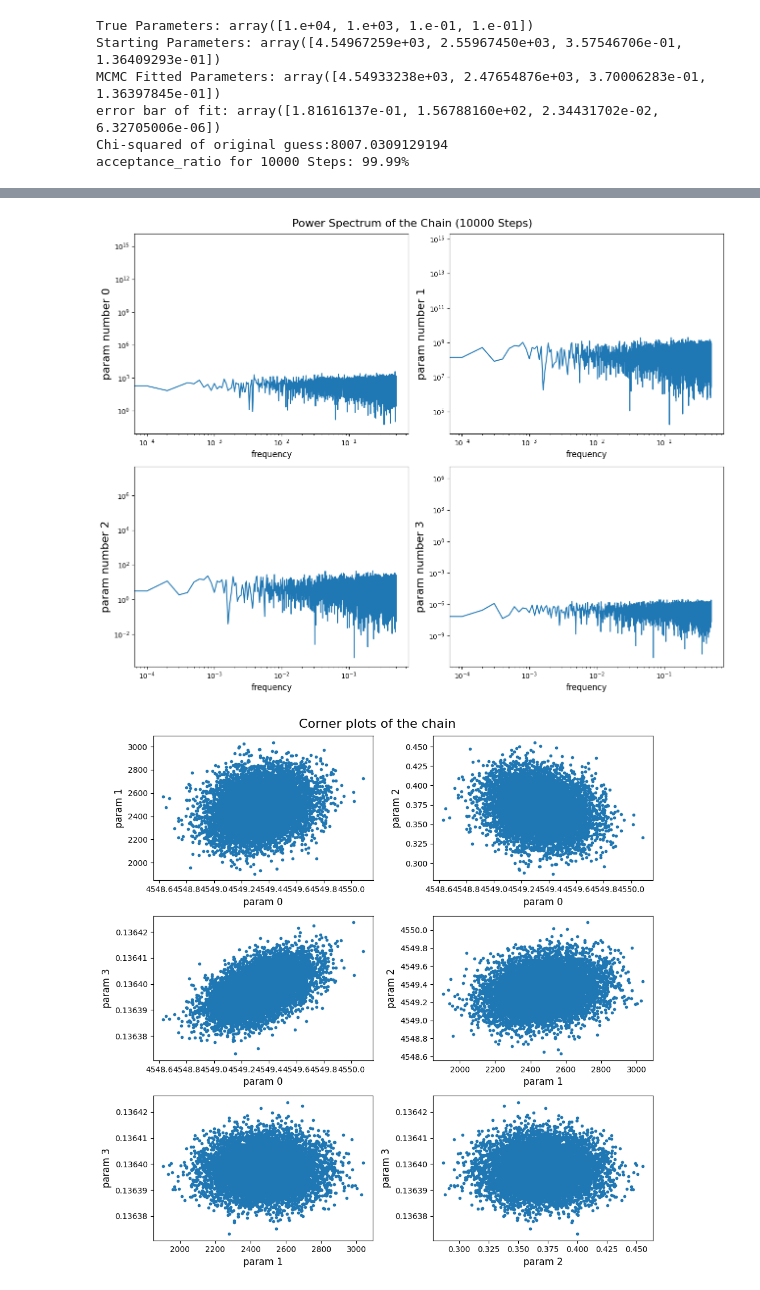
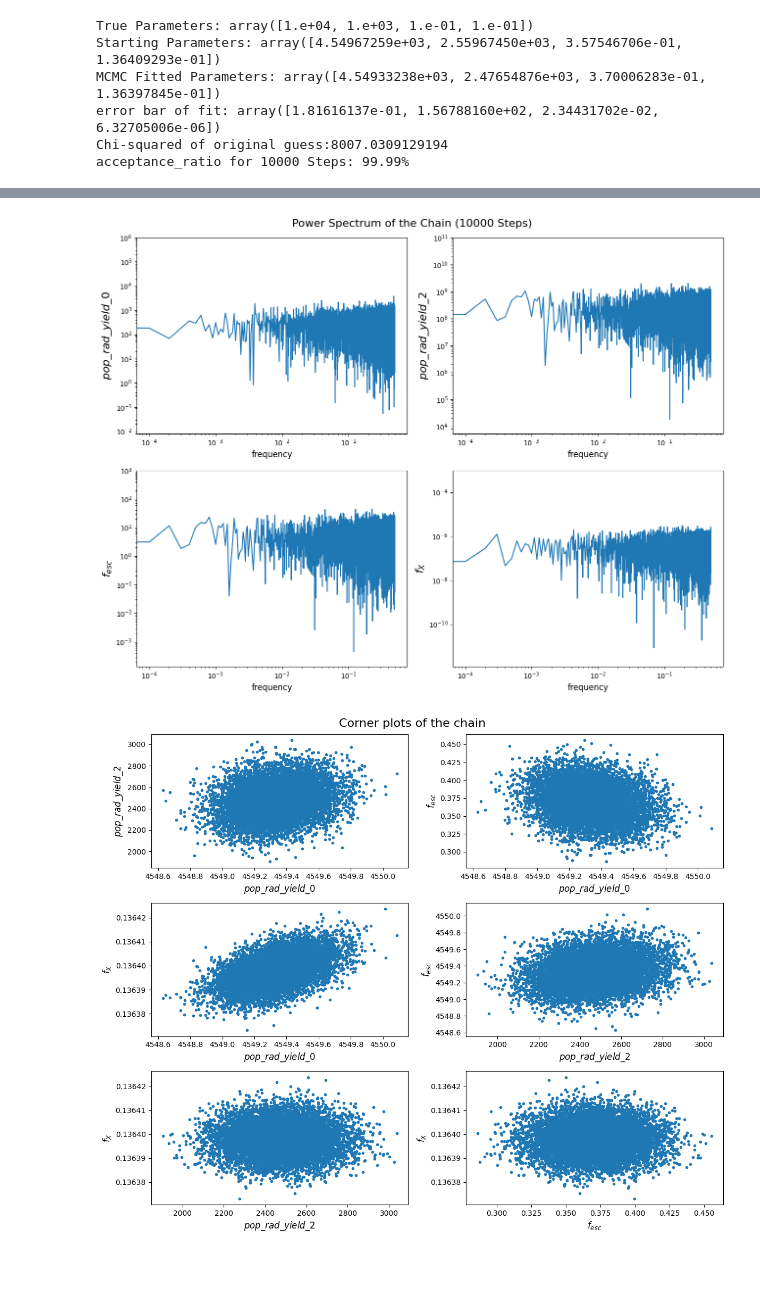
Before and after one commit to aryana-haghjoo/My-Project, a Jupyter notebook: code_final/edges/mcmc_on_samples.ipynb, the cells around one changed output, grey strips where cells are left out. Saved outputs shown, nothing was run; the diff lists cells and outputs as text; code cells hidden in the pictures.

Commit message:
fixed the plots for thesis

```diff
--- a/code_final/edges/mcmc_on_samples.ipynb
+++ b/code_final/edges/mcmc_on_samples.ipynb
@@ -136,62 +137,64 @@ fig4, ax_list = plt.subplots(2, 2, figsize=(13,10))
 fig4.suptitle('Power Spectrum of the Chain (%d Steps)'%nstep, fontsize=16)
 
 ax_list[0, 0].loglog(freqs[idx], ps[idx, 0])
-ax_list[0, 0].set_ylabel('param number 0', fontsize=16)
+ax_list[0, 0].set_ylabel('$pop\_rad\_yield\_0$', fontsize=16)
 ax_list[0, 0].set_xlabel('frequency', fontsize=12)
-#ax_list[0, 0].set_ylim(4E6, 4.5E6)
+ax_list[0, 0].set_ylim(top=1E6)
 
 ax_list[0, 1].loglog(freqs[idx], ps[idx, 1])
-ax_list[0, 1].set_ylabel('param number 1', fontsize=16)
+ax_list[0, 1].set_ylabel('$pop\_rad\_yield\_2$', fontsize=16)
 ax_list[0, 1].set_xlabel('frequency', fontsize=12)
-#ax_list[0, 1].set_ylim(3E9, 4E9)
+ax_list[0, 1].set_ylim(top=1E11)
 
 ax_list[1, 0].loglog(freqs[idx], ps[idx, 2])
-ax_list[1, 0].set_ylabel('param number 2', fontsize=16)
+ax_list[1, 0].set_ylabel('$f_{esc}$', fontsize=16)
 ax_list[1, 0].set_xlabel('frequency', fontsize=12)
-#ax_list[1, 0].set_ylim(top = 1E0)
+ax_list[1, 0].set_ylim(top=1E3)
 
 ax_list[1, 1].loglog(freqs[idx], ps[idx, 3])
-ax_list[1, 1].set_ylabel('param number 3', fontsize=16)
+ax_list[1, 1].set_ylabel('$f_X$', fontsize=16)
 ax_list[1, 1].set_xlabel('frequency', fontsize=12)
-#ax_list[1, 1].set_ylim(3.7E-2,  4.5E-2)
-
+ax_list[1, 1].set_ylim(top=1E-3)
 plt.tight_layout()
 plt.savefig('power_spectrum.png')
 plt.show()
 # %% [output]
-[figure, old version]
+[figure, new version]
 # %%
 params_cut = params[500:, :]
 #params_cut = np.copy(params)
-fig5, ax_list = plt.subplots(3, 2, figsize=(10,10))
+fig5, ax_list = plt.subplots(3, 2, figsize=(12,10))
 fig5.suptitle('Corner plots of the chain', fontsize=16)
 
 ax_list[0, 0].plot(params_cut[:, 0], params_cut[:, 1], linestyle = "", marker=".")
-ax_list[0, 0].set_ylabel('param 1', fontsize=12)
-ax_list[0, 0].set_xlabel('param 0', fontsize=12)
+ax_list[0, 0].set_ylabel('$pop\_rad\_yield\_2$', fontsize=12)
+ax_list[0, 0].set_xlabel('$pop\_rad\_yield\_0$', fontsize=12)
+#ax_list[0, 0].xaxis.set_major_formatter(ticker.FormatStrFormatter('%.2f'))
 
 ax_list[0, 1].plot(params_cut[:, 0], params_cut[:, 2], linestyle = "", marker=".")
-ax_list[0, 1].set_ylabel('param 2', fontsize=12)
-ax_list[0, 1].set_xlabel('param 0', fontsize=12)
+ax_list[0, 1].set_ylabel('$f_{esc}$', fontsize=12)
+ax_list[0, 1].set_xlabel('$pop\_rad\_yield\_0$', fontsize=12)
+#ax_list[0, 1].xaxis.set_major_formatter(ticker.FormatStrFormatter('%.2f'))
 
 ax_list[1, 0].plot(params_cut[:, 0], params_cut[:, 3], linestyle = "", marker=".")
-ax_list[1, 0].set_ylabel('param 3', fontsize=12)
-ax_list[1, 0].set_xlabel('param 0', fontsize=12)
+ax_list[1, 0].set_ylabel('$f_X$', fontsize=12)
+ax_list[1, 0].set_xlabel('$pop\_rad\_yield\_0$', fontsize=12)
+#ax_list[1, 0].xaxis.set_major_formatter(ticker.FormatStrFormatter('%.2f'))
 
 ax_list[1, 1].plot(params_cut[:, 1], params_cut[:, 0], linestyle = "", marker=".")
-ax_list[1, 1].set_ylabel('param 2', fontsize=12)
-ax_list[1, 1].set_xlabel('param 1', fontsize=12)
+ax_list[1, 1].set_ylabel('$f_{esc}$', fontsize=12)
+ax_list[1, 1].set_xlabel('$pop\_rad\_yield\_2$', fontsize=12)
 
 ax_list[2, 0].plot(params_cut[:, 1], params_cut[:, 3], linestyle = "", marker=".")
-ax_list[2, 0].set_ylabel('param 3', fontsize=12)
-ax_list[2, 0].set_xlabel('param 1', fontsize=12)
+ax_list[2, 0].set_ylabel('$f_X$', fontsize=12)
+ax_list[2, 0].set_xlabel('$pop\_rad\_yield\_2$', fontsize=12)
 
 ax_list[2, 1].plot(params_cut[:, 2], params_cut[:, 3], linestyle = "", marker=".")
-ax_list[2, 1].set_ylabel('param 3', fontsize=12)
-ax_list[2, 1].set_xlabel('param 2', fontsize=12)
+ax_list[2, 1].set_ylabel('$f_X$', fontsize=12)
+ax_list[2, 1].set_xlabel('$f_{esc}$', fontsize=12)
 
 plt.tight_layout()
 plt.savefig('corner_plots.png')
 plt.show()
 # %% [output]
-[figure, old version]
+[figure, new version]
```
Also changed, not shown: parts of 3 cells of this notebook, 50 other files.
